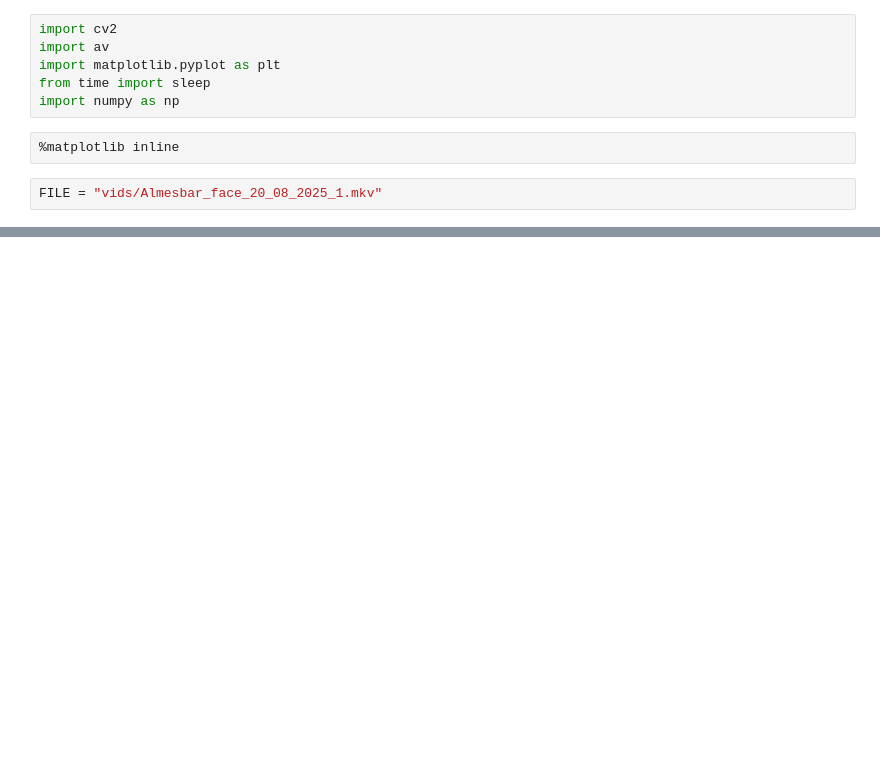
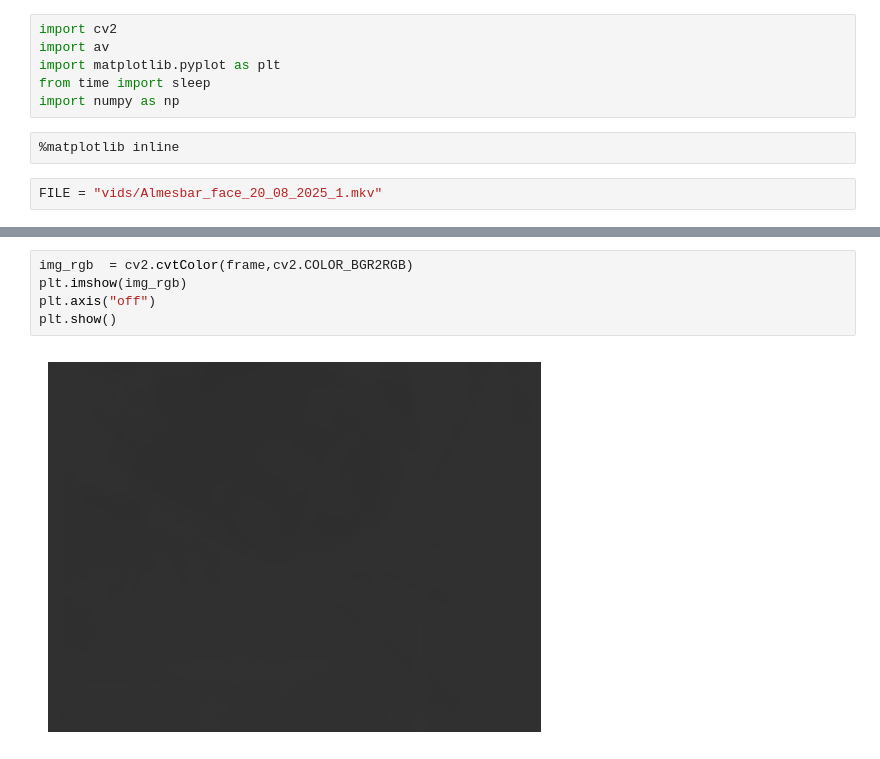
Before and after one commit to azzoz20011/ContrastEnhancement, a Jupyter notebook: read.ipynb, the cells around one changed output, grey strips where cells are left out. Drawn from its saved outputs; the diff is of its cells as text; blank space fills up the shorter version.

```diff
--- a/read.ipynb
+++ b/read.ipynb
@@ -48,0 +55,7 @@ plt.show()
+# %%
+img_rgb  = cv2.cvtColor(frame,cv2.COLOR_BGR2RGB)
+plt.imshow(img_rgb)
+plt.axis("off")
+plt.show()
+# %% [output]
+[figure, added]
```
Also changed, not shown: parts of 6 cells of this notebook, 1 other file.
